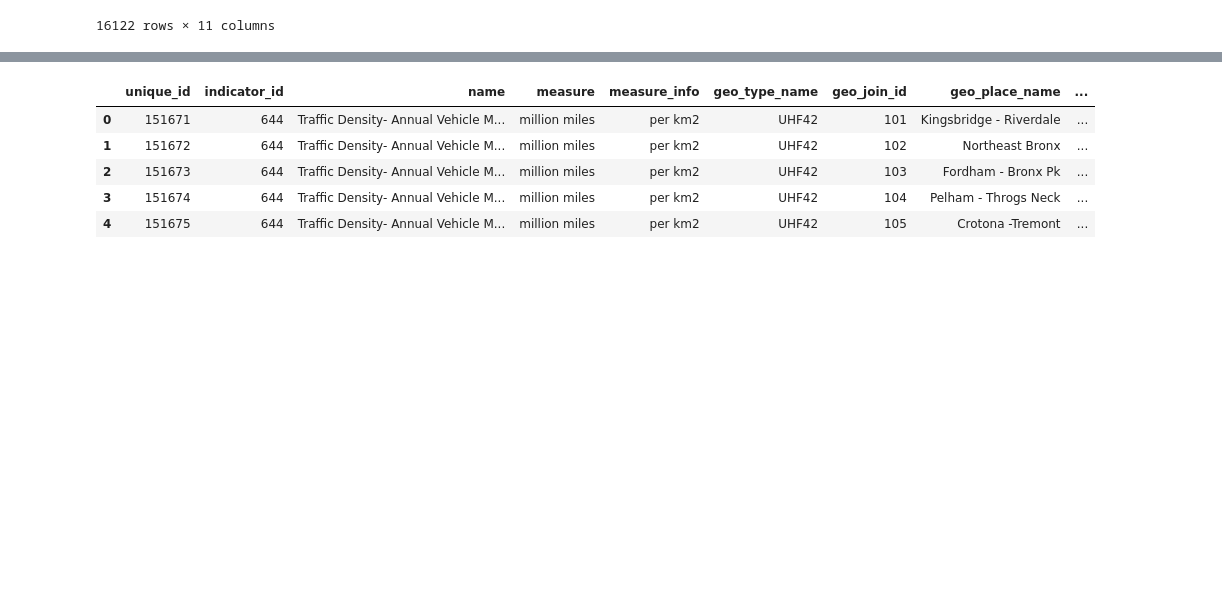
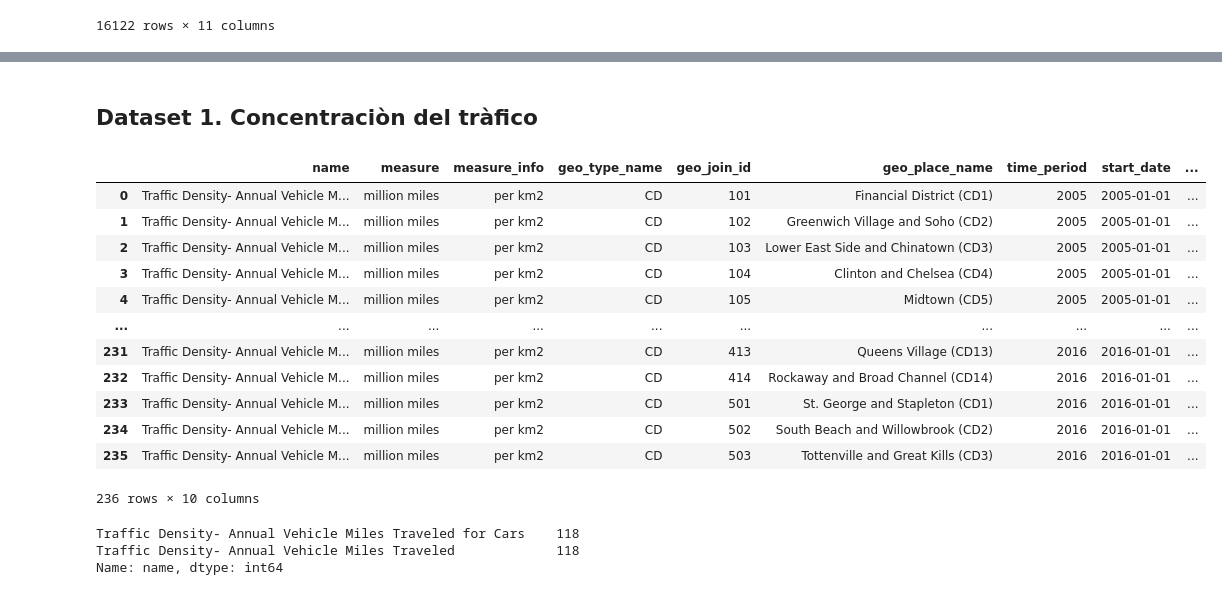
Before and after one commit to francomyburg/Proyecto_grupal_DS, a Jupyter notebook: jaime/ETL_air.ipynb, the cells around one changed output, grey strips where cells are left out. Drawn from its saved outputs; the diff is of its cells as text; code cells hidden in the pictures; blank space fills up the shorter version.

```diff
--- a/jaime/ETL_air.ipynb
+++ b/jaime/ETL_air.ipynb
@@ -4,8 +5,6 @@ import requests
 # %%
 import warnings
 pd.options.mode.chained_assignment = None # se desactiva advertencias de pandas por la edición_sobrescritura
-# %%
-df=pd.read_parquet("fhv_tripdata_2023-01.parquet")
 # %%
 # API
 
@@ -54,0 +56,15 @@ df=df_final
+# %%
+# Se modifica la fecha en 'start_date'
+
+df['start_date'] = pd.to_datetime(df['start_date'])
+
+# Se eliminan columnas
+df = df.drop(['unique_id', 'indicator_id'], axis=1)
+
+print(f"Se selecciona CD con 5900 datos \n{df['geo_type_name'].value_counts()}")
+
+df=df[df['geo_type_name'] == 'CD']
+
+df=df.reset_index(drop=True) #reset de indice
+
+df.head(3)
@@ -54,0 +111,10 @@ df=df_final
+# %%
+# Se renombran categorias
+
+# Avg Benzene
+df['name'] = df['name'].apply(lambda x: "Avg Benzene" if 'Average Benzene Concentrations' in x else  x)
+
+# Avg Formaldehyde
+df['name'] = df['name'].apply(lambda x: "Avg Formaldehyde" if 'Formaldehyde Concentrations' in x else  x)
+
+df['name'].value_counts()
@@ -54,0 +158,8 @@ df=df_final
+# %%
+# Se crea la nueva columna y se asigna el valor correspondiente a cada borough
+
+df['borough'] = df['geo_place_name'].apply(lambda x:'brooklyn' if x in brooklyn else
+                                                          ('manhattan' if x in manhattan else
+                                                          ('queens' if x in queens else
+                                                          ('state_island' if x in state_island else
+                                                          ('the_bronx' if  x in the_bronx else None)))))
@@ -55,14 +173,29 @@ df=df_final
+# %% [markdown]
+## Dataset 1. Concentraciòn del tràfico
 # %%
 # Saco un dataset del trafico
 
 trafic_1=df[df['name'] == 'Traffic Density- Annual Vehicle Miles Traveled for Cars']
 trafic_2=df[df['name'] == 'Traffic Density- Annual Vehicle Miles Traveled']
 trafic=pd.concat([trafic_1, trafic_2], axis=0, ignore_index=True)
-trafic.head(5)
+trafic
 # %% [output]
-|  | unique_id | indicator_id | name | measure | measure_info | geo_type_name | geo_join_id | geo_place_name | ... |
-| 0 | 151671 | 644 | Traffic Density- Annual Vehicle M... | million miles | per km2 | UHF42 | 101 | Kingsbridge - Riverdale | ... |
-| 1 | 151672 | 644 | Traffic Density- Annual Vehicle M... | million miles | per km2 | UHF42 | 102 | Northeast Bronx | ... |
-| 2 | 151673 | 644 | Traffic Density- Annual Vehicle M... | million miles | per km2 | UHF42 | 103 | Fordham - Bronx Pk | ... |
-| 3 | 151674 | 644 | Traffic Density- Annual Vehicle M... | million miles | per km2 | UHF42 | 104 | Pelham - Throgs Neck | ... |
-| 4 | 151675 | 644 | Traffic Density- Annual Vehicle M... | million miles | per km2 | UHF42 | 105 | Crotona -Tremont | ... |
+|  | name | measure | measure_info | geo_type_name | geo_join_id | geo_place_name | time_period | start_date | ... |
+| 0 | Traffic Density- Annual Vehicle M... | million miles | per km2 | CD | 101 | Financial District (CD1) | 2005 | 2005-01-01 | ... |
+| 1 | Traffic Density- Annual Vehicle M... | million miles | per km2 | CD | 102 | Greenwich Village and Soho (CD2) | 2005 | 2005-01-01 | ... |
+| 2 | Traffic Density- Annual Vehicle M... | million miles | per km2 | CD | 103 | Lower East Side and Chinatown (CD3) | 2005 | 2005-01-01 | ... |
+| 3 | Traffic Density- Annual Vehicle M... | million miles | per km2 | CD | 104 | Clinton and Chelsea (CD4) | 2005 | 2005-01-01 | ... |
+| 4 | Traffic Density- Annual Vehicle M... | million miles | per km2 | CD | 105 | Midtown (CD5) | 2005 | 2005-01-01 | ... |
+| ... | ... | ... | ... | ... | ... | ... | ... | ... | ... |
+| 231 | Traffic Density- Annual Vehicle M... | million miles | per km2 | CD | 413 | Queens Village (CD13) | 2016 | 2016-01-01 | ... |
+| 232 | Traffic Density- Annual Vehicle M... | million miles | per km2 | CD | 414 | Rockaway and Broad Channel (CD14) | 2016 | 2016-01-01 | ... |
+| 233 | Traffic Density- Annual Vehicle M... | million miles | per km2 | CD | 501 | St. George and Stapleton (CD1) | 2016 | 2016-01-01 | ... |
+| 234 | Traffic Density- Annual Vehicle M... | million miles | per km2 | CD | 502 | South Beach and Willowbrook (CD2) | 2016 | 2016-01-01 | ... |
+| 235 | Traffic Density- Annual Vehicle M... | million miles | per km2 | CD | 503 | Tottenville and Great Kills (CD3) | 2016 | 2016-01-01 | ... |
+236 rows × 10 columns
+# %%
+trafic['name'].value_counts()
+# %% [output]
+Traffic Density- Annual Vehicle Miles Traveled for Cars    118
+Traffic Density- Annual Vehicle Miles Traveled             118
+Name: name, dtype: int64
```
Also changed, not shown: parts of 33 cells of this notebook.
